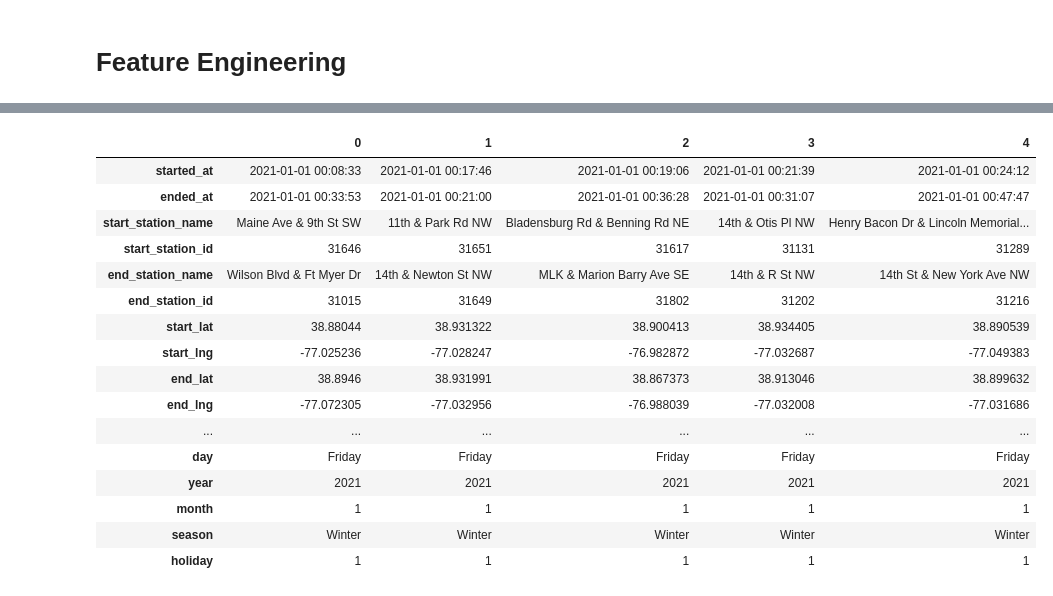
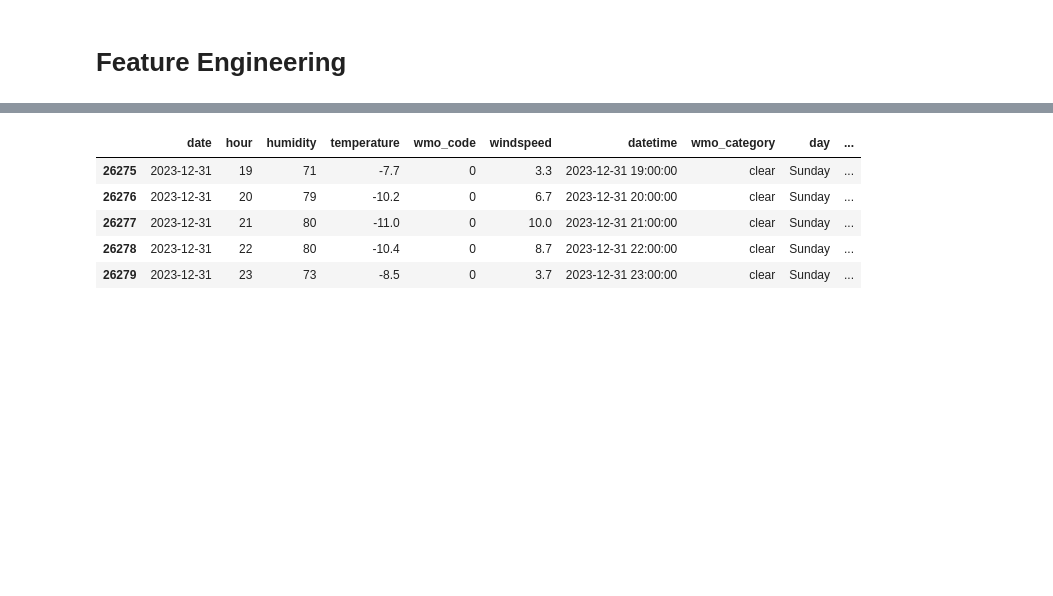
Before and after one commit to airsahin/Bike-Demand-Analysis, a Jupyter notebook: capital_bike_share.ipynb, the cells around one changed output, grey strips where cells are left out. Saved outputs shown, nothing was run; the diff lists cells and outputs as text; code cells hidden in the pictures; blank space fills up the shorter version.

```diff
--- a/capital_bike_share.ipynb
+++ b/capital_bike_share.ipynb
@@ -1320,0 +1237,6 @@ memory usage: 1.2 MB
+# %%
+# convert the 'hour' column to string, then concatenate it with 'date'
+df_weather['datetime'] = pd.to_datetime(df_weather['date'].astype(str) + ' ' + df_weather['hour'].astype(str).str.zfill(2) + ':00:00')
+
+# Check the result
+df_weather.head()
@@ -1320,0 +1337,4 @@ memory usage: 1.2 MB
+# %%
+# create day  column for rides
+df_weather['day'] = df_weather['datetime'].dt.day_name()
+df_weather.head()
@@ -1342,8 +1350,8 @@ df_classic.head()
 # %%
-# add seasons to rides dataset
-df_classic['season'] = df_classic['month'].apply(lambda x:
-    'Winter' if x in [12, 1, 2] else
-    'Spring' if x in [3, 4, 5] else
-    'Summer' if x in [6, 7, 8] else
-    'Fall'
+# add seasons
+df_weather['season'] = df_weather['datetime'].apply(
+    lambda dt: 'winter' if dt.month in [12, 1, 2] else
+               'spring' if dt.month in [3, 4, 5] else
+               'summer' if dt.month in [6, 7, 8] else
+               'fall'
 )
@@ -1352,42 +1358,39 @@ df_classic['season'] = df_classic['season'].astype('category')
 # %%
-# create holiday column
-# define the holiday dates for Washington DC
+# choose official dates for holidays in Washington DC
 
 holiday_dates = pd.to_datetime([
     # 2021
     '2021-01-01', '2021-01-18', '2021-02-15', '2021-05-31', '2021-06-19', '2021-07-04',
     '2021-09-06', '2021-10-11', '2021-11-11', '2021-11-25', '2021-12-25',
     # 2022
     '2022-01-01', '2022-01-17', '2022-02-21', '2022-05-30', '2022-06-19', '2022-07-04',
     '2022-09-05', '2022-10-10', '2022-11-11', '2022-11-24', '2022-12-25',
     # 2023
     '2023-01-01', '2023-01-16', '2023-02-20', '2023-05-29', '2023-06-19', '2023-07-04',
     '2023-09-04', '2023-10-09', '2023-11-11', '2023-11-23', '2023-12-25',
 ])
 
 
-# mark weekends as holidays and turn this boolean value to int
-df_classic['holiday'] = df_classic['day'].isin(['Saturday', 'Sunday']).astype(int)
+# Ensure holiday_dates is in datetime.date format
+holiday_dates = [pd.to_datetime(date).date() for date in holiday_dates]
 
-# add official holidays with same logic
-df_classic['holiday'] = df_classic['holiday'] | df_classic['date'].isin(holiday_dates).astype(int)
+# Start with all values set to 'no'
+df_weather['holiday'] = 'no'
 
-df_classic.head().T
+# Mark weekends as holidays using the day derived from the 'datetime' column
+df_weather.loc[df_weather['datetime'].dt.day_name().isin(['Saturday', 'Sunday']), 'holiday'] = 'yes'
+
+# Mark official holidays as holidays using the full datetime date
+df_weather.loc[df_weather['datetime'].dt.date.isin(holiday_dates), 'holiday'] = 'yes'
+
+
+
+
+df_weather.tail()
 # %% [output]
-|  | 0 | 1 | 2 | 3 | 4 |
-| started_at | 2021-01-01 00:08:33 | 2021-01-01 00:17:46 | 2021-01-01 00:19:06 | 2021-01-01 00:21:39 | 2021-01-01 00:24:12 |
-| ended_at | 2021-01-01 00:33:53 | 2021-01-01 00:21:00 | 2021-01-01 00:36:28 | 2021-01-01 00:31:07 | 2021-01-01 00:47:47 |
-| start_station_name | Maine Ave & 9th St SW | 11th & Park Rd NW | Bladensburg Rd & Benning Rd NE | 14th & Otis Pl NW | Henry Bacon Dr & Lincoln Memorial... |
-| start_station_id | 31646 | 31651 | 31617 | 31131 | 31289 |
-| end_station_name | Wilson Blvd & Ft Myer Dr | 14th & Newton St NW | MLK & Marion Barry Ave SE | 14th & R St NW | 14th St & New York Ave NW |
-| end_station_id | 31015 | 31649 | 31802 | 31202 | 31216 |
-| start_lat | 38.88044 | 38.931322 | 38.900413 | 38.934405 | 38.890539 |
-| start_lng | -77.025236 | -77.028247 | -76.982872 | -77.032687 | -77.049383 |
-| end_lat | 38.8946 | 38.931991 | 38.867373 | 38.913046 | 38.899632 |
-| end_lng | -77.072305 | -77.032956 | -76.988039 | -77.032008 | -77.031686 |
-| ... | ... | ... | ... | ... | ... |
-| day | Friday | Friday | Friday | Friday | Friday |
-| year | 2021 | 2021 | 2021 | 2021 | 2021 |
-| month | 1 | 1 | 1 | 1 | 1 |
-| season | Winter | Winter | Winter | Winter | Winter |
-| holiday | 1 | 1 | 1 | 1 | 1 |
+|  | date | hour | humidity | temperature | wmo_code | windspeed | datetime | wmo_category | day | ... |
+| 26275 | 2023-12-31 | 19 | 71 | -7.7 | 0 | 3.3 | 2023-12-31 19:00:00 | clear | Sunday | ... |
+| 26276 | 2023-12-31 | 20 | 79 | -10.2 | 0 | 6.7 | 2023-12-31 20:00:00 | clear | Sunday | ... |
+| 26277 | 2023-12-31 | 21 | 80 | -11.0 | 0 | 10.0 | 2023-12-31 21:00:00 | clear | Sunday | ... |
+| 26278 | 2023-12-31 | 22 | 80 | -10.4 | 0 | 8.7 | 2023-12-31 22:00:00 | clear | Sunday | ... |
+| 26279 | 2023-12-31 | 23 | 73 | -8.5 | 0 | 3.7 | 2023-12-31 23:00:00 | clear | Sunday | ... |
```
Also changed, not shown: parts of 212 cells of this notebook, 1 other file.
